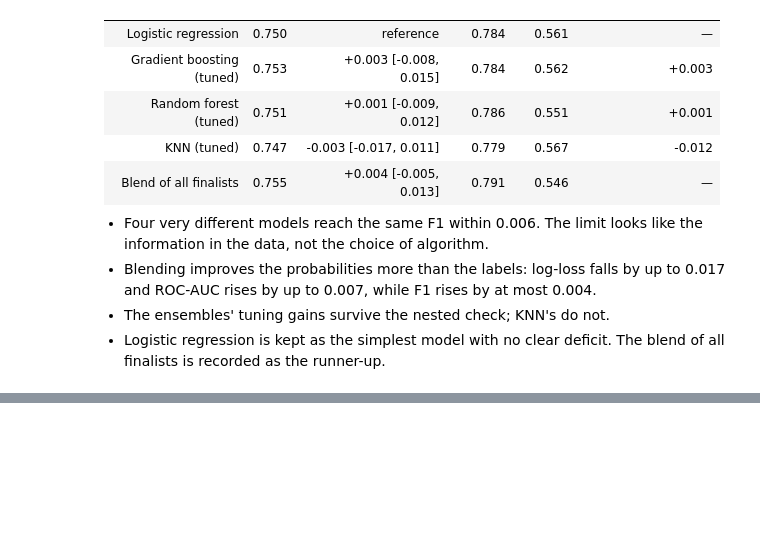
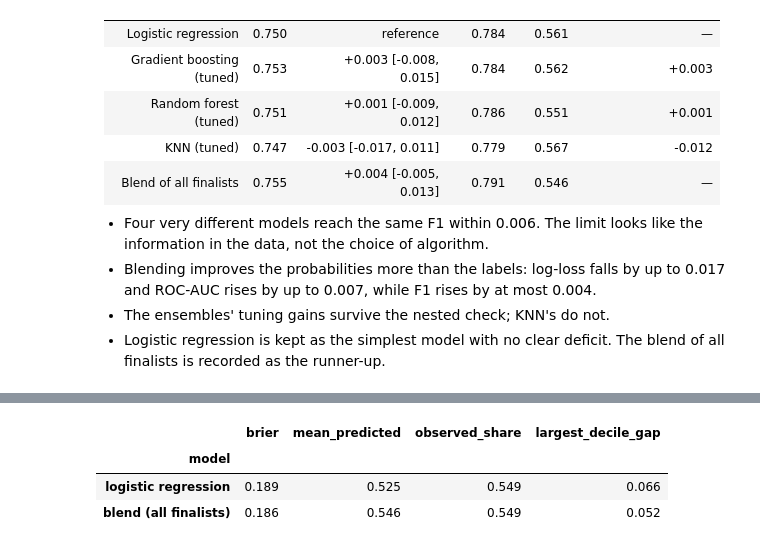
Before and after one commit to PedroHSantos20/ml-repeat-purchase, a Jupyter notebook: notebooks/04_modelling_project.ipynb, the cells around one changed output, grey strips where cells are left out. Drawn from its saved outputs; the diff is of its cells as text; code cells hidden in the pictures; blank space fills up the shorter version.

```diff
--- a/notebooks/04_modelling_project.ipynb
+++ b/notebooks/04_modelling_project.ipynb
@@ -2099,0 +2084,35 @@ display(log.to_frame().tail(3))
+# %%
+# Reliability of the chosen model's probabilities, with the runner-up blend for contrast
+compare = {"logistic regression": tuned_runs[chosen_model][1], f"blend ({runner_up})": blend_runs[runner_up][1]}
+
+fig = go.Figure()
+fig.add_trace(go.Scatter(x=[0, 1], y=[0, 1], mode="lines", name="perfect calibration",
+                         line=dict(dash="dash", color="grey")))
+calibration_rows = []
+for name, oof in compare.items():
+    observed, predicted = calibration_curve(oof["y"], oof["p"], n_bins=10, strategy="quantile")
+    fig.add_trace(go.Scatter(x=predicted, y=observed, mode="lines+markers", name=name,
+                             hovertemplate="predicted %{x:.2f}<br>observed %{y:.2f}<extra>" + name + "</extra>"))
+    calibration_rows.append({
+        "model": name,
+        "brier": brier_score_loss(oof["y"], oof["p"]),
+        "mean_predicted": oof["p"].mean(),
+        "observed_share": oof["y"].mean(),
+        "largest_decile_gap": np.abs(observed - predicted).max(),
+    })
+fig.update_layout(
+    title="Predicted against observed repeat share (deciles of the predictions, development years)",
+    xaxis=dict(title="Mean predicted probability", range=[0, 1]),
+    yaxis=dict(title="Observed repeat share", range=[0, 1]),
+    height=480,
+)
+fig.write_html(FIGURES_DIR / "04_calibration_final.html", **HTML_OPTIONS)
+fig.write_image(FIGURES_DIR / "04_calibration_final.png", **PNG_OPTIONS)
+fig.show()
+
+display(pd.DataFrame(calibration_rows).set_index("model").round(3))
+# %% [output]
+|  | brier | mean_predicted | observed_share | largest_decile_gap |
+| model |  |  |  |  |
+| logistic regression | 0.189 | 0.525 | 0.549 | 0.066 |
+| blend (all finalists) | 0.186 | 0.546 | 0.549 | 0.052 |
```
Also changed, not shown: parts of 17 cells of this notebook, 14 other files.
